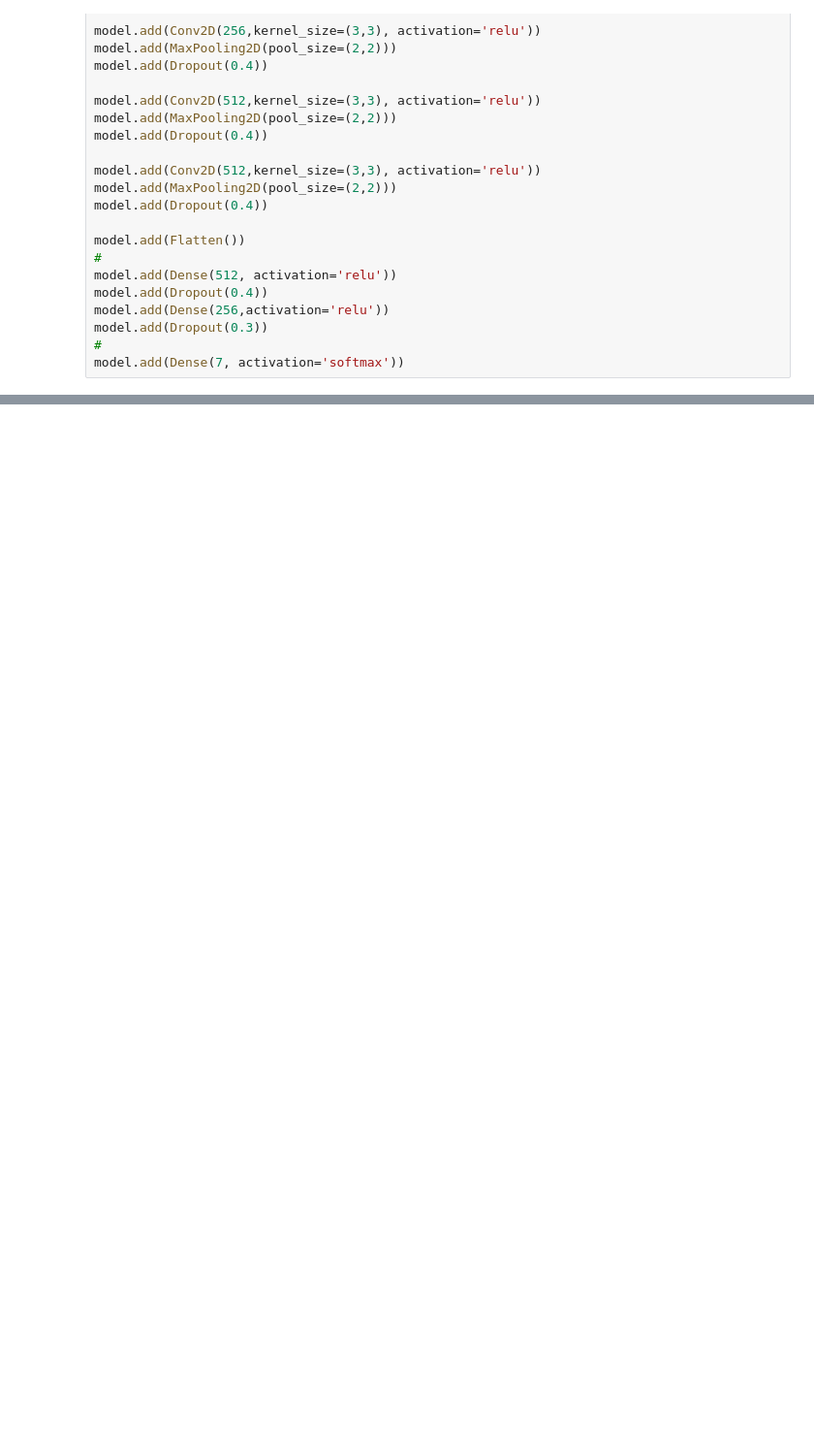
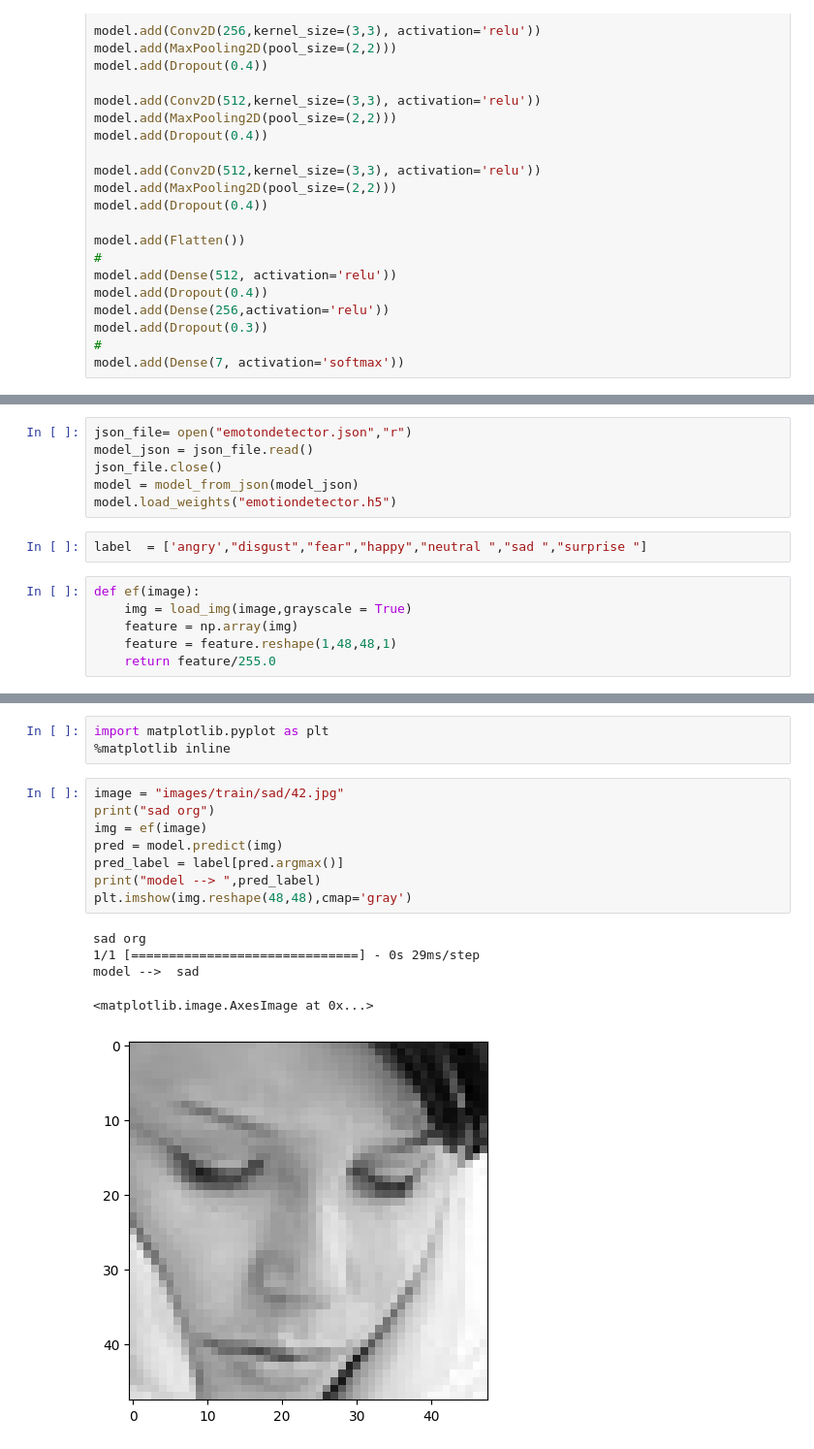
Before and after one commit to Adarsh9077/Face-Expression-Recognition, a Jupyter notebook: 01.ipynb, the cells around one changed output, grey strips where cells are left out. Shown at 97% size. Saved outputs shown, nothing was run; the diff lists cells and outputs as text; blank space fills up the shorter version.

Commit message:
Add model 40%

```diff
--- a/01.ipynb
+++ b/01.ipynb
@@ -145,0 +152,14 @@ model.add(Dense(7, activation='softmax'))
+# %%
+json_file= open("emotondetector.json","r")
+model_json = json_file.read()
+json_file.close()
+model = model_from_json(model_json)
+model.load_weights("emotiondetector.h5")
+# %%
+label  = ['angry',"disgust","fear","happy","neutral ","sad ","surprise "]
+# %%
+def ef(image):
+    img = load_img(image,grayscale = True)
+    feature = np.array(img)
+    feature = feature.reshape(1,48,48,1)
+    return feature/255.0
@@ -145,0 +177,17 @@ model.add(Dense(7, activation='softmax'))
+# %%
+import matplotlib.pyplot as plt
+%matplotlib inline
+# %%
+image = "images/train/sad/42.jpg"
+print("sad org")
+img = ef(image)
+pred = model.predict(img)
+pred_label = label[pred.argmax()]
+print("model --> ",pred_label)
+plt.imshow(img.reshape(48,48),cmap='gray')
+# %% [output]
+sad org
+1/1 [==============================] - 0s 29ms/step
+model -->  sad
+<matplotlib.image.AxesImage at 0x...>
+[figure, added]
```
Also changed, not shown: parts of 7 cells of this notebook, 3 other files.
